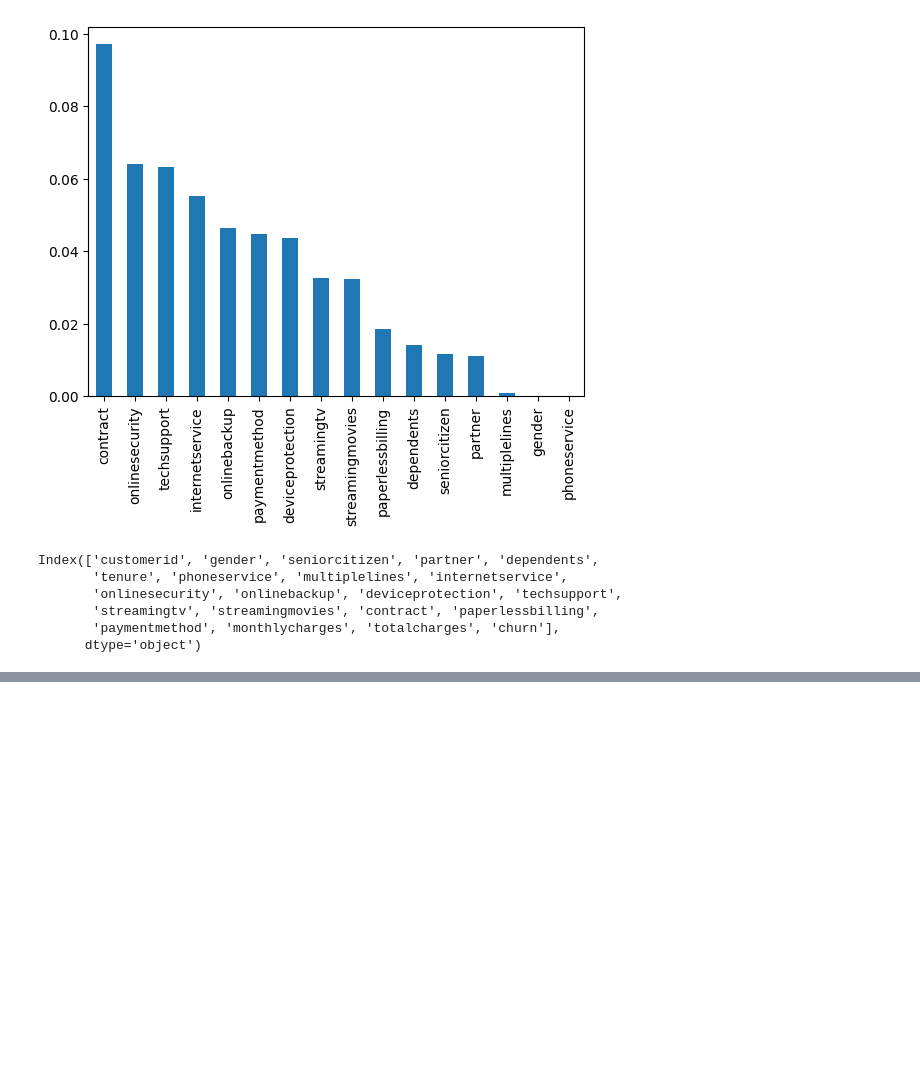
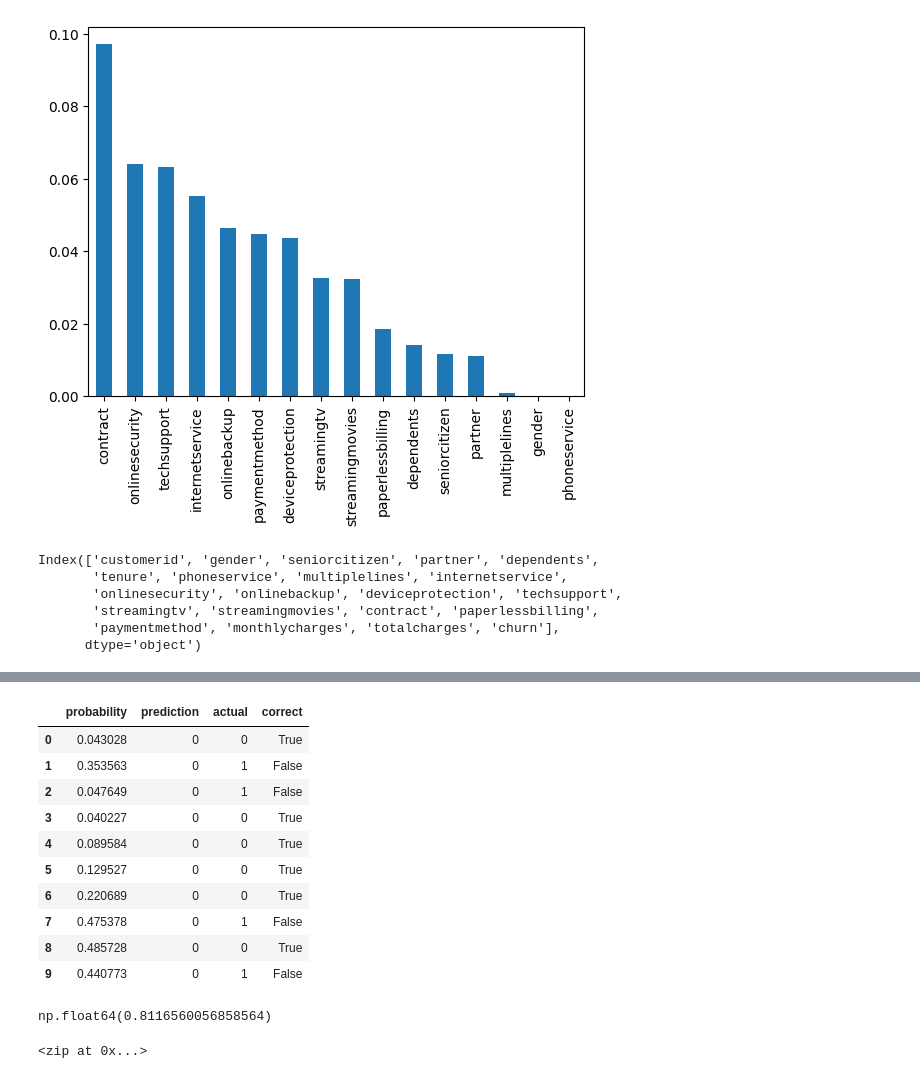
Before and after one commit to Mikaelnystroms/ml-engineer-zoomcamp, a Jupyter notebook: 03-classification/notebooks/churn-prediction.ipynb, the cells around one changed output, grey strips where cells are left out. Saved outputs shown, nothing was run; the diff lists cells and outputs as text; code cells hidden in the pictures; blank space fills up the shorter version.

```diff
--- a/03-classification/notebooks/churn-prediction.ipynb
+++ b/03-classification/notebooks/churn-prediction.ipynb
@@ -320,0 +395,3 @@ dtype: float64
+# %%
+val_dict = df_val[categorical + numerical].to_dict(orient='records')
+X_val = dv.transform(val_dict)
@@ -320,0 +408,2 @@ dtype: float64
+# %%
+y_pred = model.predict_proba(X_val)[:, 1]
@@ -320,0 +415,2 @@ dtype: float64
+# %%
+churn = (y_pred > 0.5).astype(int)
@@ -320,0 +421,6 @@ dtype: float64
+# %%
+df_pred = pd.DataFrame()
+df_pred['probability'] = y_pred
+df_pred['prediction'] = churn
+df_pred['actual'] = y_val
+df_pred.head()
@@ -320,0 +434,23 @@ dtype: float64
+# %%
+df_pred['correct'] = df_pred['prediction'] == df_pred['actual']
+df_pred.head(10)
+# %% [output]
+|  | probability | prediction | actual | correct |
+| 0 | 0.043028 | 0 | 0 | True |
+| 1 | 0.353563 | 0 | 1 | False |
+| 2 | 0.047649 | 0 | 1 | False |
+| 3 | 0.040227 | 0 | 0 | True |
+| 4 | 0.089584 | 0 | 0 | True |
+| 5 | 0.129527 | 0 | 0 | True |
+| 6 | 0.220689 | 0 | 0 | True |
+| 7 | 0.475378 | 0 | 1 | False |
+| 8 | 0.485728 | 0 | 0 | True |
+| 9 | 0.440773 | 0 | 1 | False |
+# %%
+df_pred.correct.mean()
+# %% [output]
+np.float64(0.8116560056858564)
+# %%
+zip(dv.get_feature_names_out(), model.coef_[0].round(3))
+# %% [output]
+<zip at 0x...>
```
Also changed, not shown: parts of 35 cells of this notebook, 8 other files.
